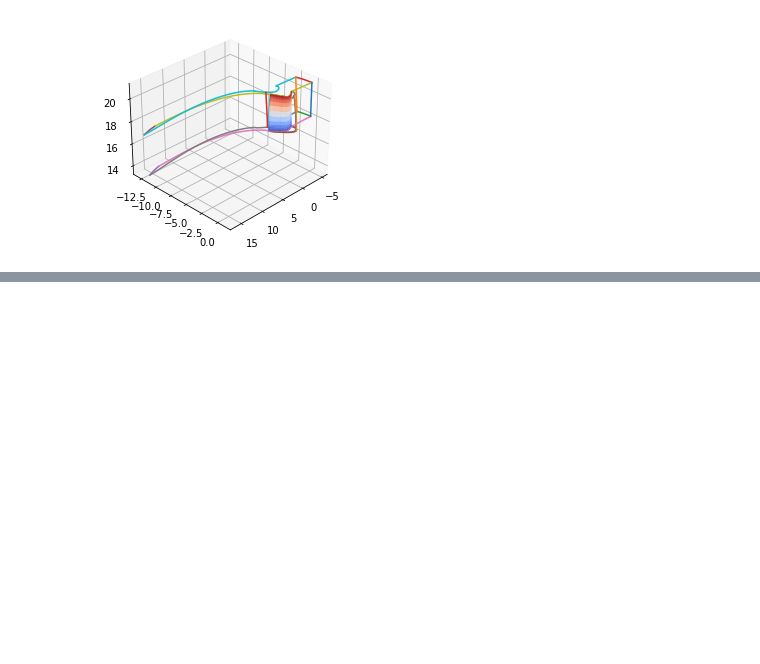
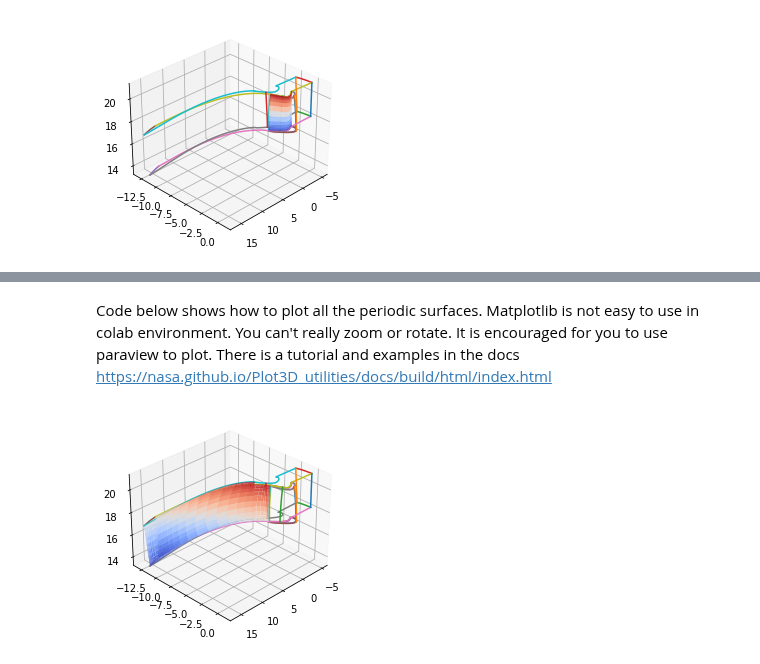
Before and after one commit to nasa/Plot3D_utilities, a Jupyter notebook: colab/Plot3D_SplitBlocksExample.ipynb, the cells around one changed output, grey strips where cells are left out. Drawn from its saved outputs; the diff is of its cells as text; code cells hidden in the pictures; blank space fills up the shorter version.

```diff
--- a/colab/Plot3D_SplitBlocksExample.ipynb
+++ b/colab/Plot3D_SplitBlocksExample.ipynb
@@ -91,7 +93,7 @@ def plot_block_outline(block:Block,ax:axes3d):
         y = Y[:,j,k]
         z = Z[:,j,k]
         ax.plot3D(x,y,z)
-  for i in [0,JMAX-1]:    # Plots curves at constant I bounds
+  for i in [0,IMAX-1]:    # Plots curves at constant I bounds
       for k in [0,KMAX-1]:
         x = X[i,:,k]
         y = Y[i,:,k]
@@ -229,2 +226,10 @@ Perodicity is a subset of connectivity. It relates to how Faces of blocks are co
 
 In turbomachinery, simulating an entire turbine wheel requires many points, it is easier to break it into pie slices and apply periodicity/connectivity to the sides.
+# %%
+from plot3d import find_periodicity, Face
+
+# This step may take a while. It is looking for periodicity for all surfaces that have constant "k"
+periodic_surfaces, outer_faces_to_keep,periodic_faces,outer_faces = find_periodicity(blocks,outer_faces,periodic_direction='k',rotation_axis='x',nblades=55)
+with open('connectivity-periodic.pickle','wb') as f:
+    [m.pop('match',None) for m in face_matches] # Remove the dataframe
+    pickle.dump({"face_matches":face_matches, "outer_faces":outer_faces_to_keep, "periodic_surfaces":periodic_surfaces},f)
@@ -230,0 +280,11 @@ In turbomachinery, simulating an entire turbine wheel requires many points, it i
+# %% [markdown]
+Code below shows how to plot all the periodic surfaces. Matplotlib is not easy to use in colab environment. You can't really zoom or rotate. It is encouraged for you to use paraview to plot. There is a tutorial and examples in the docs https://nasa.github.io/Plot3D_utilities/docs/build/html/index.html
+# %%
+fig = plt.figure()
+ax = fig.add_subplot(111, projection='3d')
+plot_block_outline(blocks[0],ax)
+plot_block_outline(blocks[1],ax)
+plot_face(periodic_surfaces[0:1],blocks)
+ax.view_init(30,45)
+# %% [output]
+[figure, added]
```
Also changed, not shown: parts of 29 cells of this notebook, 2 other files.
